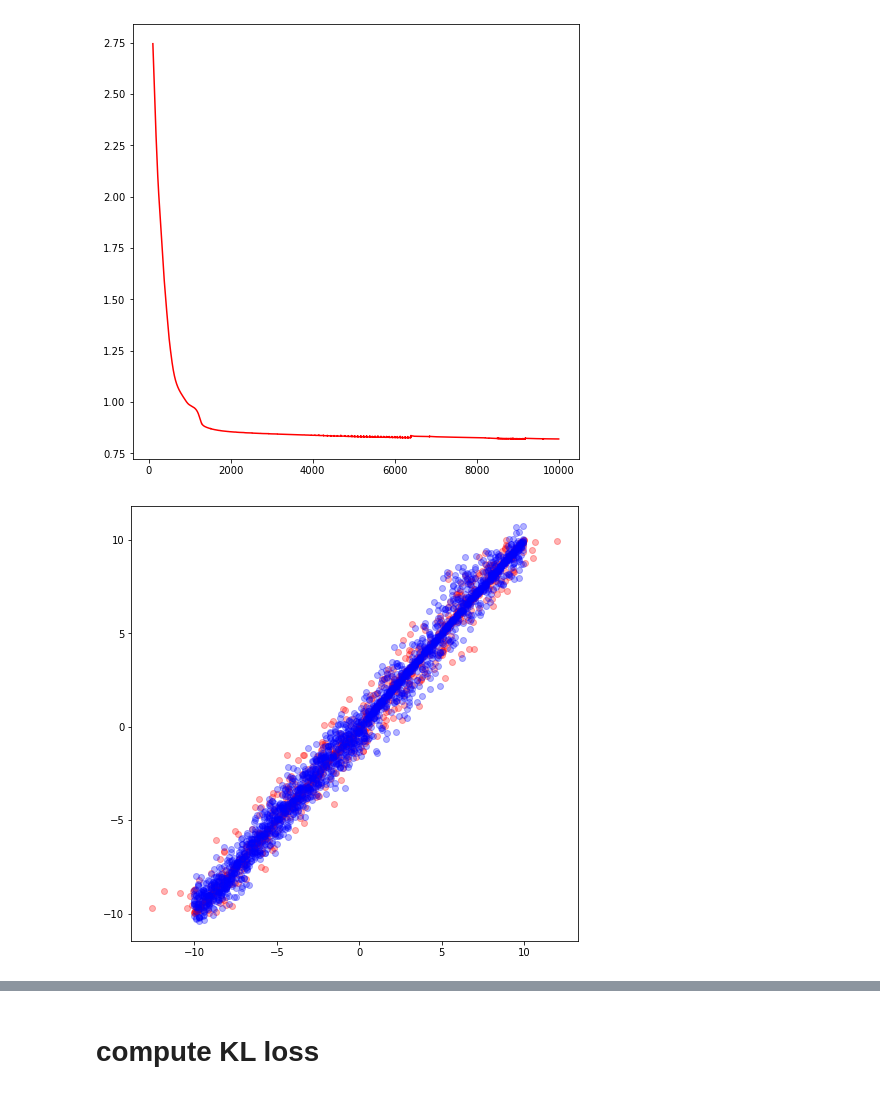
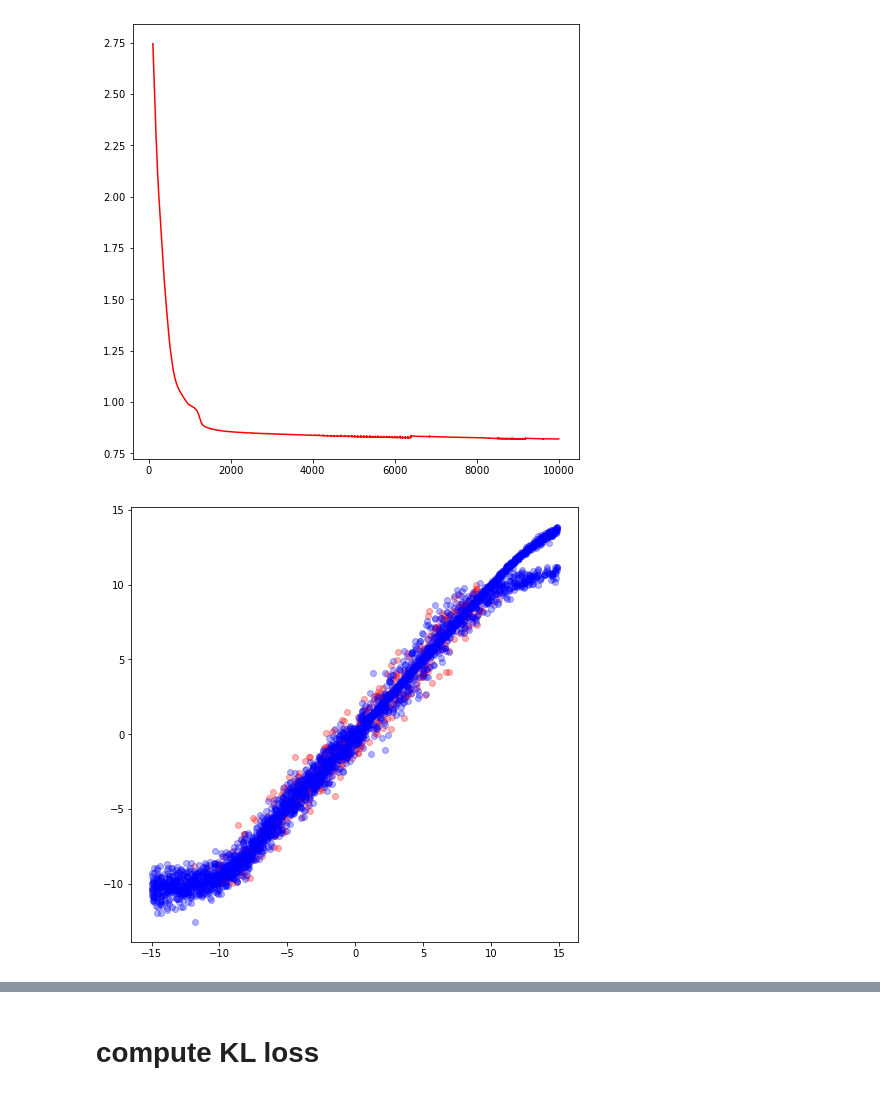
Before and after one commit to zhao-david/CDE-diagnostics, a Jupyter notebook: toy_example_2_v3.ipynb, the cells around one changed output, grey strips where cells are left out. Drawn from its saved outputs; the diff is of its cells as text; code cells hidden in the pictures.

```diff
--- a/toy_example_2_v3.ipynb
+++ b/toy_example_2_v3.ipynb
@@ -152,9 +152,9 @@ plt.show()
 # %% [output]
 [figure]
 # %%
-x_test = np.float32(np.arange(-10,10,0.1))
-NTEST = x_test.size
-x_test = x_test.reshape(NTEST,1) # needs to be a matrix, not a vector
+x_grid = np.float32(np.arange(-15,15,0.1))
+NTEST = x_grid.size
+x_grid = x_grid.reshape(NTEST,1) # needs to be a matrix, not a vector
 
 def get_pi_idx(x, pdf):
     N = pdf.size
@@ -167,7 +167,7 @@ def get_pi_idx(x, pdf):
     return -1
 
 def generate_ensemble(out_pi, out_mu, out_sigma, M = 10):
-    NTEST = x_test.size
+    NTEST = x_grid.size
     result = np.random.rand(NTEST, M) # initially random [0, 1]
     rn = np.random.randn(NTEST, M) # normal random matrix (0.0, 1.0)
     mu = 0
@@ -183,12 +183,12 @@ def generate_ensemble(out_pi, out_mu, out_sigma, M = 10):
             result[i, j] = mu + rn[i, j]*std
     return result
 # %%
-out_pi_test, out_sigma_test, out_mu_test = sess.run(get_mixture_coef(output), feed_dict={x: x_test})
+out_pi_grid, out_sigma_grid, out_mu_grid = sess.run(get_mixture_coef(output), feed_dict={x: x_grid})
 
-y_test = generate_ensemble(out_pi_test, out_mu_test, out_sigma_test)
+y_grid = generate_ensemble(out_pi_grid, out_mu_grid, out_sigma_grid)
 
 plt.figure(figsize=(8, 8))
-plt.plot(x_data,y_data,'ro', x_test,y_test,'bo',alpha=0.3)
+plt.plot(x_data, y_data, 'ro', x_grid, y_grid, 'bo', alpha=0.3)
 plt.show()
 # %% [output]
-[figure, old version]
+[figure, new version]
```
Also changed, not shown: parts of 22 cells of this notebook.
